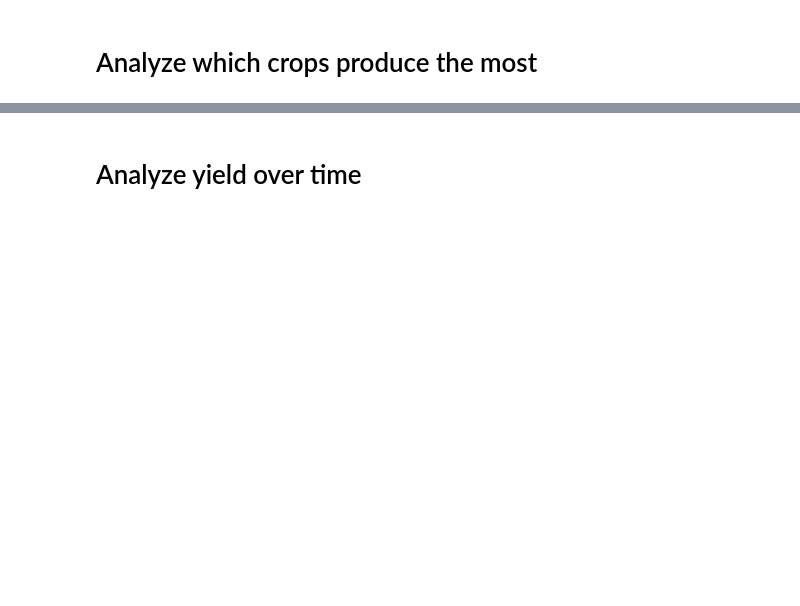
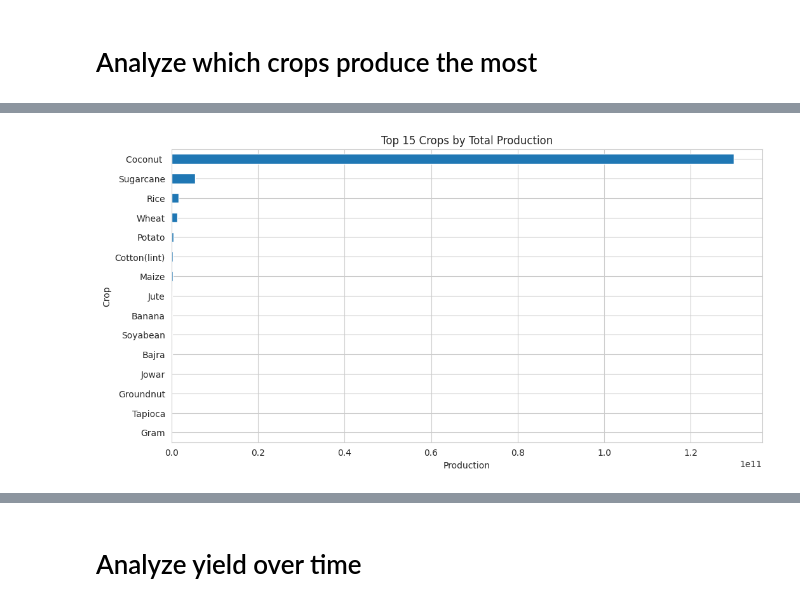
Before and after one commit to Rini43/Agricultural-Intelligence, a Jupyter notebook: crop.ipynb, the cells around one changed output, grey strips where cells are left out. Saved outputs shown, nothing was run; the diff lists cells and outputs as text; code cells hidden in the pictures; blank space fills up the shorter version.

```diff
--- a/crop.ipynb
+++ b/crop.ipynb
@@ -247,8 +283,8 @@ crop_df["Yield_ton_per_ha"].quantile(
 # %% [markdown]
 # Analyze which crops produce the most
 # %%
-crop_summary = (
-    crop_df
+production_summary = (
+    production_df
     .groupby("Crop")
     .agg(
         total_production=("Production", "sum"),
@@ -258,4 +294,4 @@ crop_summary = (
     .sort_values("total_production", ascending=False)
 )
 
-crop_summary.head(15)
+production_summary.head(15)
@@ -262,15 +316,17 @@ crop_summary.head(15)
 # %%
 plt.figure(figsize=(12, 6))
 
-crop_summary.head(15)["total_production"].sort_values().plot(
+production_summary.head(15)["total_production"].sort_values().plot(
     kind="barh"
 )
 
 plt.title("Top 15 Crops by Total Production")
 plt.xlabel("Production")
 plt.ylabel("Crop")
 
 plt.show()
+# %% [output]
+[figure, added]
 # %%
 plt.figure(figsize=(12, 6))
 
```
Also changed, not shown: parts of 29 cells of this notebook.
